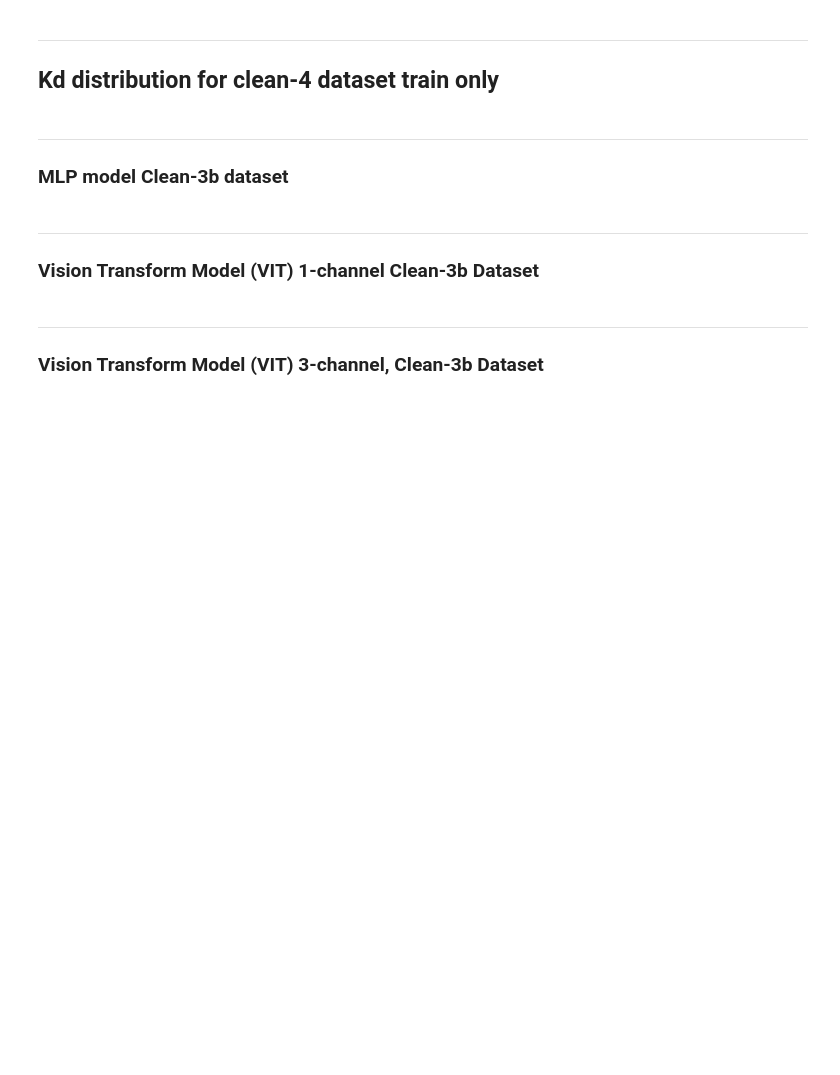
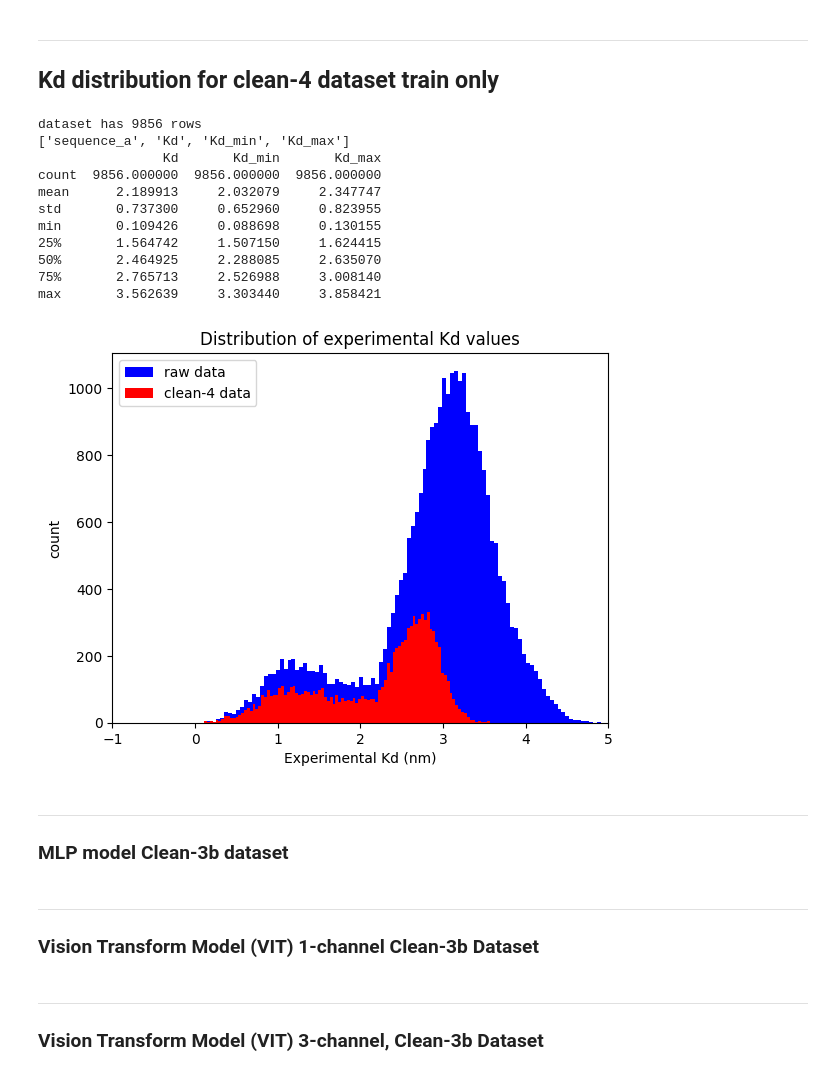
Before and after one commit to planaria158/BERT-antibody-antigen-binding-energy, a Jupyter notebook: Analysis.ipynb, the cells around one changed output. Saved outputs shown, nothing was run; the diff lists cells and outputs as text; code cells hidden in the pictures; blank space fills up the shorter version.

```diff
--- a/Analysis.ipynb
+++ b/Analysis.ipynb
@@ -107,27 +162,41 @@ plt.show()
 ## Kd distribution for clean-4 dataset train only
 # %%
 # The predictions on the holdout set
-data_file = './data/q_cleaned_4_train_set.csv'
+# data_file = './data/q_cleaned_4_train_set.csv'
+data_file = './data/q_cleaned_4b_train_set.csv'
 df = pd.read_csv(data_file)
 rows1 = df.shape[0]
 print('dataset has', rows1, 'rows')
 print(df.columns.tolist())
 print(df.describe())
 
 clean4_Kds = df['Kd'].values
 
 # Histogram of Kd values
 # plt.figure(figsize=(3,3))
 # plt.hist(clean4_Kds, bins=100)
 # plt.hist(raw_Kds, bins=100)
 plt.hist(raw_Kds, bins=100, alpha=1.0, label='raw data', color='b')
 plt.hist(clean4_Kds, bins=100, alpha=1.0, label='clean-4 data', color='r')
 plt.legend(loc='upper left')
 plt.xlabel('Experimental Kd (nm)')
 plt.ylabel('count')
 plt.title('Distribution of experimental Kd values')
 plt.xlim((-1,5))
 plt.show()
+# %% [output]
+dataset has 9856 rows
+['sequence_a', 'Kd', 'Kd_min', 'Kd_max']
+                Kd       Kd_min       Kd_max
+count  9856.000000  9856.000000  9856.000000
+mean      2.189913     2.032079     2.347747
+std       0.737300     0.652960     0.823955
+min       0.109426     0.088698     0.130155
+25%       1.564742     1.507150     1.624415
+50%       2.464925     2.288085     2.635070
+75%       2.765713     2.526988     3.008140
+max       3.562639     3.303440     3.858421
+[figure, added]
 # %% [markdown]
 ----
 ### MLP model  Clean-3b dataset
```
Also changed, not shown: parts of 4 cells of this notebook, 10 other files.
